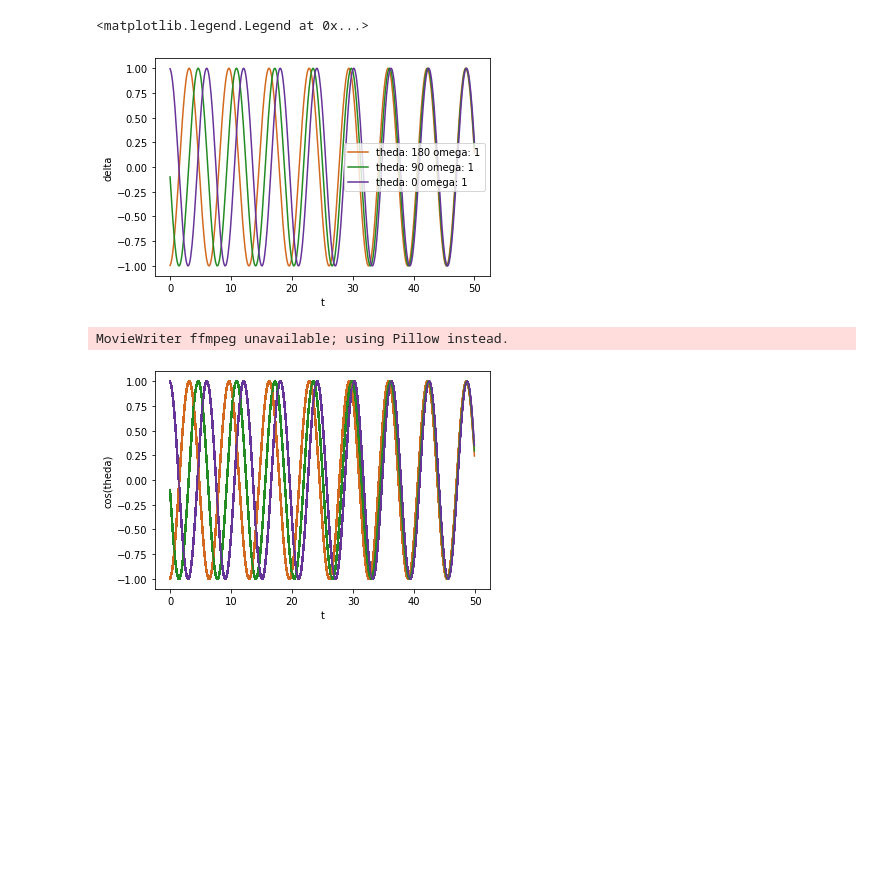
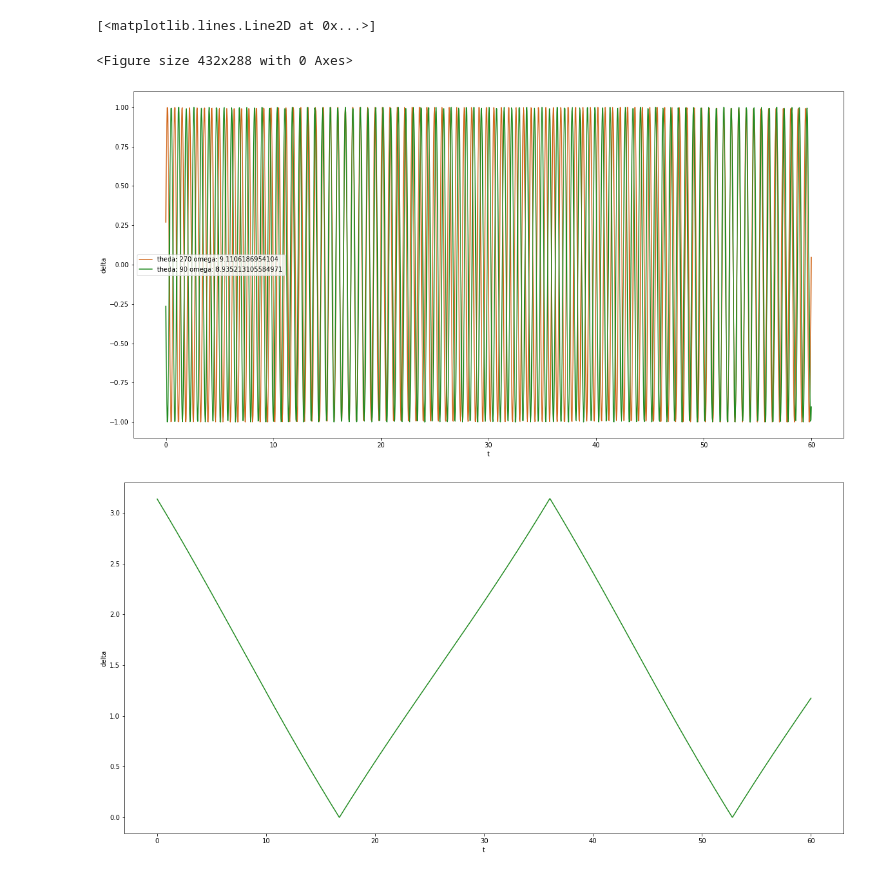
Before and after one commit to alexwang2001/ODE, a Jupyter notebook: project.ipynb, the cells around one changed output. Cells and saved outputs as stored; diff of their text form; code cells hidden in the pictures; blank space fills up the shorter version.

```diff
--- a/project.ipynb
+++ b/project.ipynb
@@ -5,15 +5,15 @@ import matplotlib.pyplot as plt
 from matplotlib import animation as ani
 # %%
 # constant from kuramoto
-kuramoto_const = 0.08 # くらもと　ていす
-n = 3  # number of Metronome
-dt = 0.1  # time
-time_end = 50 # end time of simulation
+kuramoto_const = 0.02 # くらもと　ていす
+n = 2  # number of Metronome
+dt = 0.03  # time
+time_end = 60 # end time of simulation
 
 #initial thedas & omegas
-initial_theda = [math.pi, math.pi/2, 0]
-omega = [1,1,1] # natural oscillation freqency
-color = ["chocolate", "forestgreen", "rebeccapurple"]
+initial_theda = [3*math.pi/2, math.pi/2]
+omega = [174*math.pi/60,170.65*math.pi/60] # natural oscillation freqency
+color = ["chocolate", "forestgreen"]
 # %%
 t = np.linspace(0,time_end,int(time_end/dt))
 theda = initial_theda.copy()
@@ -39,27 +39,22 @@ for i in range(int(time_end/dt)):
 # %%
 thedas = np.array(thedas)
 
+plt.figure(1)
+plt.figure(figsize = (20,10))
 plt.xlabel("t")
 plt.ylabel("delta")
 for i in range(n):
     plt.plot(t,np.cos(thedas[i]), label = "theda: {:.0f} omega: {}".format(initial_theda[i]/math.pi*180,omega[i]), color = color[i])
 
 plt.legend()
+
+plt.figure(2)
+plt.figure(figsize = (20,10))
+plt.xlabel("t")
+plt.ylabel("delta")
+plt.plot(t,np.arccos(np.cos(thedas[1] - thedas[0])), label = "theda: {:.0f} omega: {}".format(initial_theda[i]/math.pi*180,omega[i]), color = color[i])
 # %% [output]
-<matplotlib.legend.Legend at 0x...>
+[<matplotlib.lines.Line2D at 0x...>]
+<Figure size 432x288 with 0 Axes>
-[figure, old version]
+[figure, new version]
+[figure, added]
-# %%
-#animation 1
-fig, ax = plt.subplots()
-
-def update_linechart(i):
-  ax.set_xlabel("t")
-  ax.set_ylabel("cos(theda)")
-  for j in range(n):
-    ax.plot(t[0:i], np.cos(thedas[j][0:i]), color = color[j])
-
-anim = ani.FuncAnimation(fig, update_linechart, frames = len(t), interval = 50)
-anim.save('osc1.gif')
-# %% [output]
-MovieWriter ffmpeg unavailable; using Pillow instead.
-[figure, removed]
```
Also changed, not shown: parts of 4 cells of this notebook, 14 other files.
